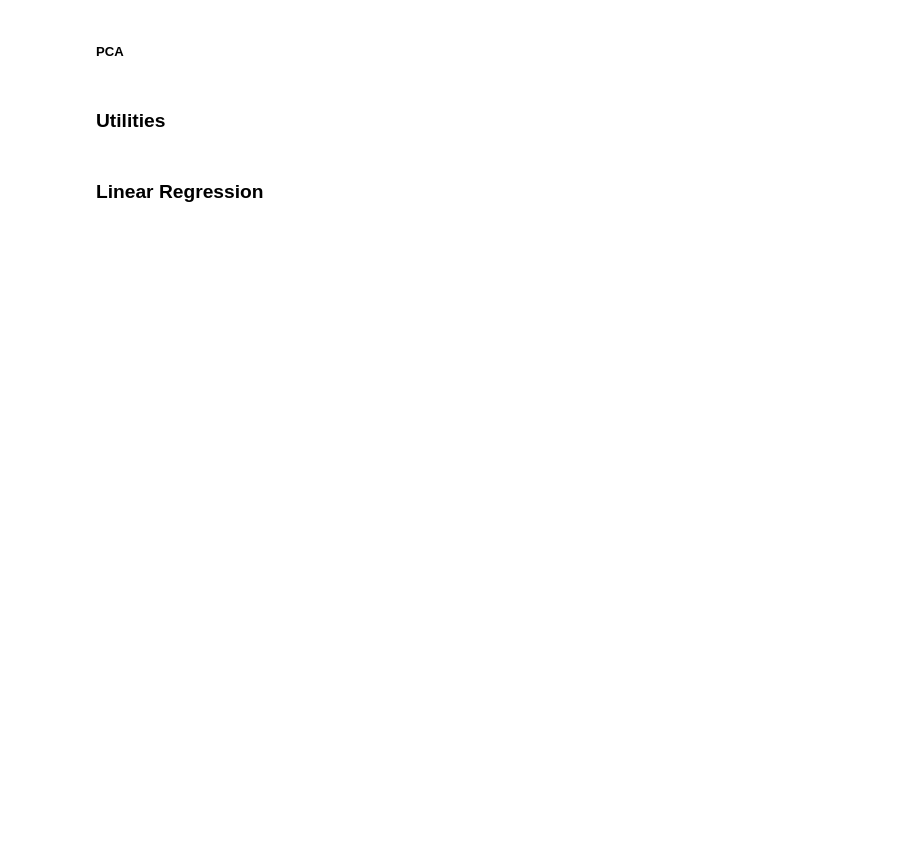
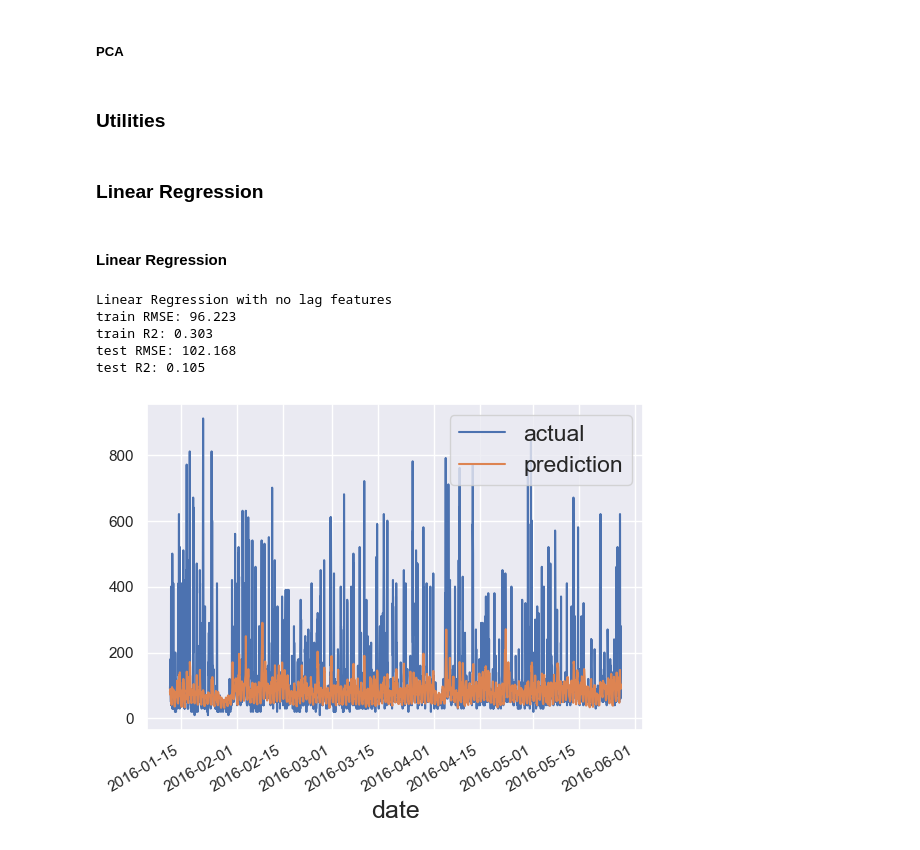
Before and after one commit to bitrao/Appliance-Energy-Use-Prediction, a Jupyter notebook: Energy-Used-Prediction.ipynb, the cells around one changed output. Drawn from its saved outputs; the diff is of its cells as text; code cells hidden in the pictures; blank space fills up the shorter version.

```diff
--- a/Energy-Used-Prediction.ipynb
+++ b/Energy-Used-Prediction.ipynb
@@ -492,7 +517,6 @@ class AddTimeBasedFeatures(BaseEstimator,TransformerMixin):
         X['day_of_month'] = X.date.dt.day
         X['hour'] = X.date.dt.hour
         X['minute'] = X.date.dt.minute
-        X['day_of_year'] = X.date.dt.day_of_year
         X['day_of_week'] = [i.dayofweek for i in X.date]
         X['is_weekday'] = [1 if i.dayofweek in weeknums[0] else 0 for i in X.date]
         X['is_daytime'] = [1 if i.hour < 24 and i.hour > 6 else 0 for i in X.date]
@@ -646,32 +717,63 @@ test_set_pca = test_set.copy()
 # %% [markdown]
 ### Utilities
+# %%
+def custom_rmse_score(y_true, y_pred):
+    # inverse transform both y_true and y_pred using 2^x
+    y_true_inv = 2**y_true
+    y_pred_inv = 2**y_pred
+    return mean_squared_error(y_true_inv, y_pred_inv, squared=False)
 # %%
 def train_and_report(model, X_train, y_train, X_test, y_test, model_name="", grid=False):
-    # train the model
-    model.fit(X_train, y_train)
-
 
     # evaluate model with cross validation
-    cv_mse_scores = cross_val_score(model, X_train, y_train, cv=tscv, scoring='neg_mean_squared_error')
+    custom_rmse_scorer = make_scorer(custom_rmse_score, greater_is_better=False)
+    cv_rmse_scores = cross_val_score(model, X_train, y_train, cv=tscv, scoring=custom_rmse_scorer)
+
     cv_r2_scores = cross_val_score(model, X_train, y_train, cv=tscv, scoring='r2')
 
     # calculate the mean metrics from cross validation
-    train_mse = cv_mse_scores.mean()
-    train_re = cv_r2_scores.mean()
+    train_rmse_scores = -cv_rmse_scores.mean()
+    train_r2 = cv_r2_scores.mean()
+
+    # train the model
+    model.fit(X_train, y_train)
 
     # predict on test set
     y_pred = model.predict(X_test)
 
+    y_test_true = 2**y_test
+    y_pred_true = 2**y_pred
+
     # score on test set
-    mse = mean_squared_error(y_test, y_pred)
-    r2 = r2_score(y_test, y_pred)
+    rmse = np.sqrt(mean_squared_error(y_test_true, y_pred_true))
+    r2 = r2_score(y_test_true, y_pred_true)
+
+    print(model_name)
+    print('train RMSE: ' + str(round(train_rmse_scores, 3)))
+    print('train R2: '+str(round(train_r2,3)))
+    print('test RMSE: '+ str(round(rmse,3)))
+    print('test R2: ' + str(round(r2,3)))
 
 
     # plot the result and prediction
     result_pred_df = pd.DataFrame()
-    result_pred_df['actual'] = y_test
-    result_pred_df['prediction'] = y_pred
+    result_pred_df['actual'] = y_test_true
+    result_pred_df['prediction'] = y_pred_true
+    result_pred_df.plot(fontsize=11)
 
-    result_pred_df.plot()
+    return model
 # %% [markdown]
 ### Linear Regression
+# %% [markdown]
+#### Linear Regression
+# %%
+lr = LinearRegression()
+
+lr = train_and_report(lr, X_train_nolag, y_train, X_test_nolag, y_test, "Linear Regression with no lag features")
+# %% [output]
+Linear Regression with no lag features
+train RMSE: 96.223
+train R2: 0.303
+test RMSE: 102.168
+test R2: 0.105
+[figure, added]
```
Also changed, not shown: parts of 55 cells of this notebook.
